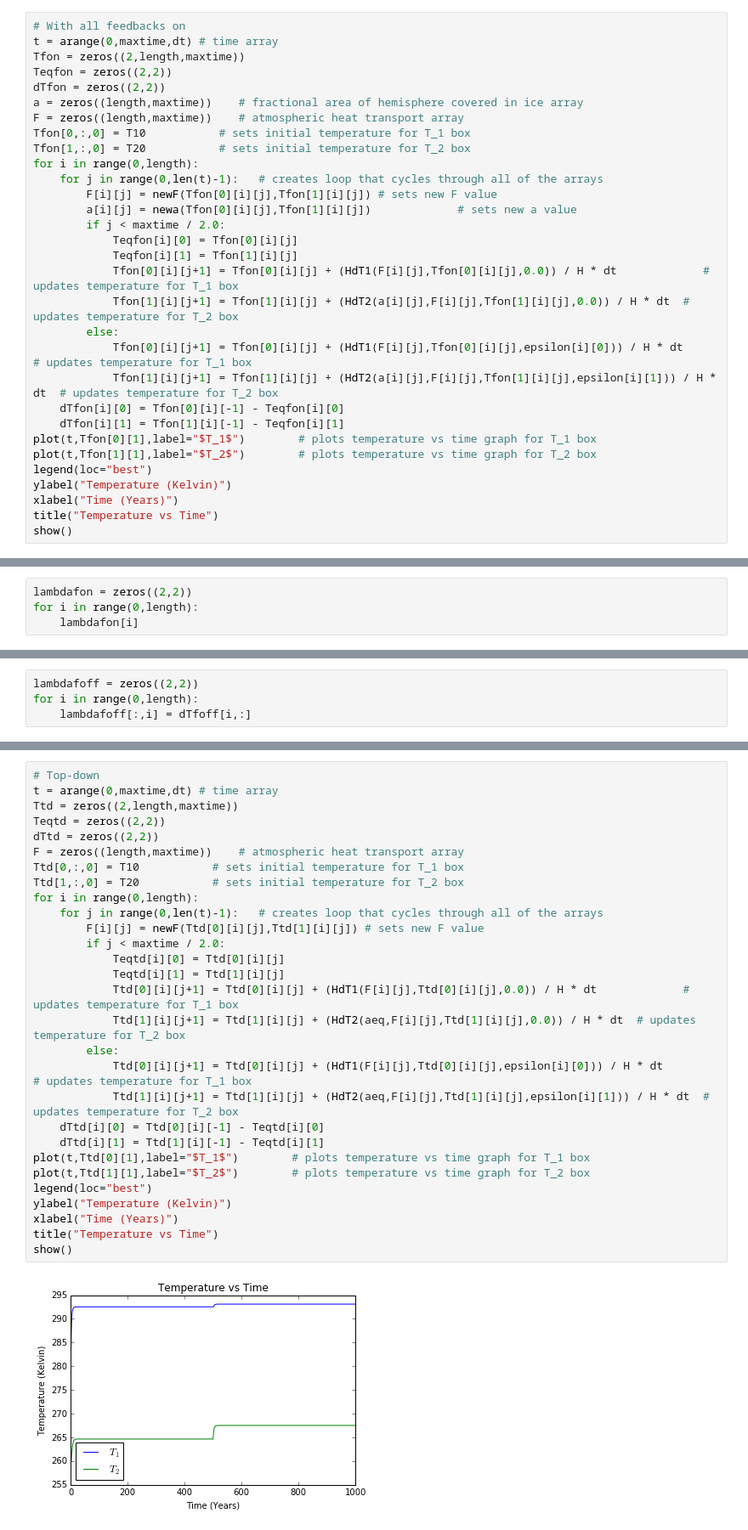
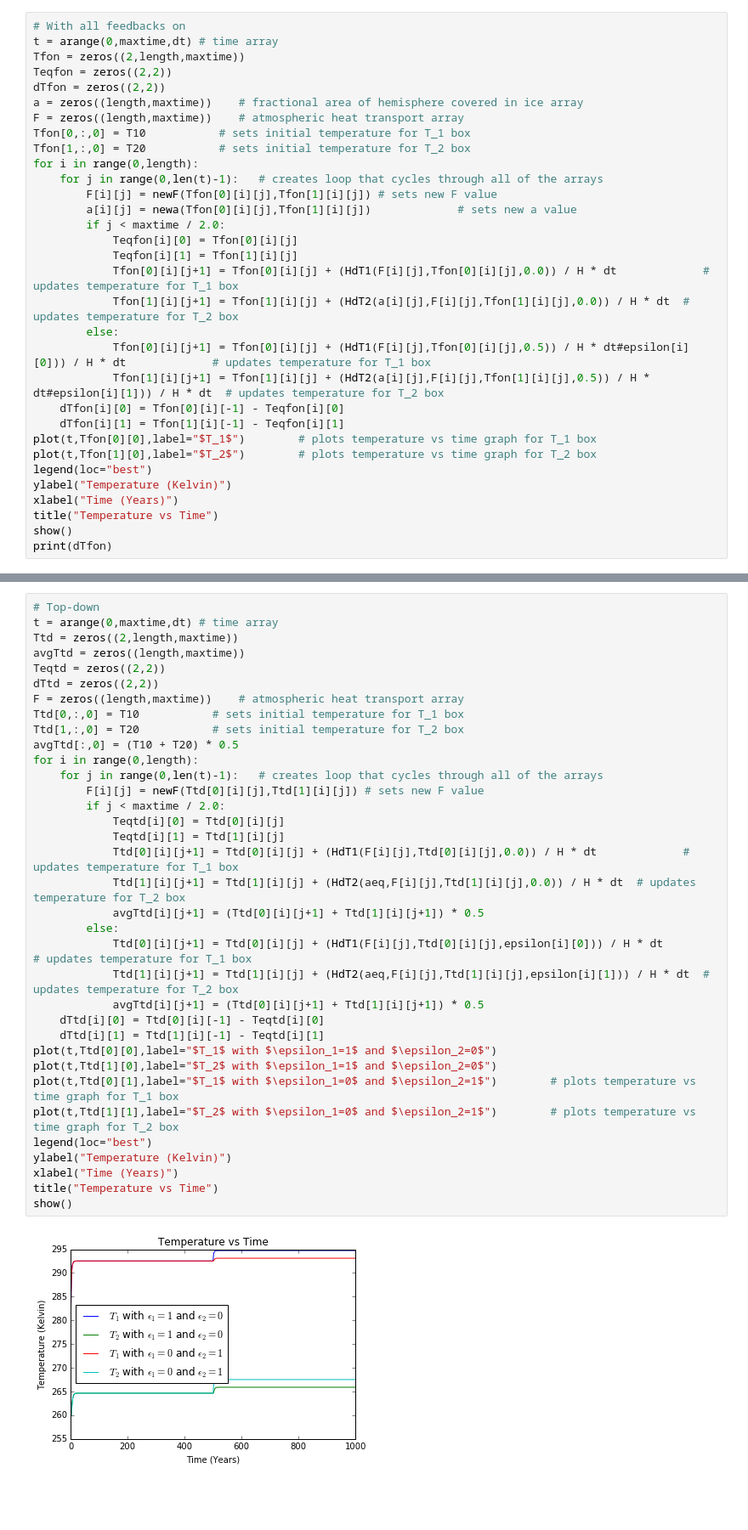
Before and after one commit to ccovington1959/Climate-Model, a Jupyter notebook: Climate Model.ipynb, the cells around one changed output, grey strips where cells are left out. Shown at 85% size. Drawn from its saved outputs; the diff is of its cells as text; blank space fills up the shorter version.

```diff
--- a/Climate Model.ipynb
+++ b/Climate Model.ipynb
@@ -84,15 +88,16 @@ for i in range(0,length):
             Tfon[0][i][j+1] = Tfon[0][i][j] + (HdT1(F[i][j],Tfon[0][i][j],0.0)) / H * dt             # updates temperature for T_1 box
             Tfon[1][i][j+1] = Tfon[1][i][j] + (HdT2(a[i][j],F[i][j],Tfon[1][i][j],0.0)) / H * dt  # updates temperature for T_2 box
         else:
-            Tfon[0][i][j+1] = Tfon[0][i][j] + (HdT1(F[i][j],Tfon[0][i][j],epsilon[i][0])) / H * dt             # updates temperature for T_1 box
-            Tfon[1][i][j+1] = Tfon[1][i][j] + (HdT2(a[i][j],F[i][j],Tfon[1][i][j],epsilon[i][1])) / H * dt  # updates temperature for T_2 box
+            Tfon[0][i][j+1] = Tfon[0][i][j] + (HdT1(F[i][j],Tfon[0][i][j],0.5)) / H * dt#epsilon[i][0])) / H * dt             # updates temperature for T_1 box
+            Tfon[1][i][j+1] = Tfon[1][i][j] + (HdT2(a[i][j],F[i][j],Tfon[1][i][j],0.5)) / H * dt#epsilon[i][1])) / H * dt  # updates temperature for T_2 box
     dTfon[i][0] = Tfon[0][i][-1] - Teqfon[i][0]
     dTfon[i][1] = Tfon[1][i][-1] - Teqfon[i][1]
-plot(t,Tfon[0][1],label="$T_1$")        # plots temperature vs time graph for T_1 box
-plot(t,Tfon[1][1],label="$T_2$")        # plots temperature vs time graph for T_2 box
+plot(t,Tfon[0][0],label="$T_1$")        # plots temperature vs time graph for T_1 box
+plot(t,Tfon[1][0],label="$T_2$")        # plots temperature vs time graph for T_2 box
 legend(loc="best")
 ylabel("Temperature (Kelvin)")
 xlabel("Time (Years)")
 title("Temperature vs Time")
 show()
+print(dTfon)
 # %% [output]
@@ -100,4 +106,0 @@ show()
-# %%
-lambdafon = zeros((2,2))
-for i in range(0,length):
-    lambdafon[i]
@@ -133,4 +141,0 @@ show()
-# %%
-lambdafoff = zeros((2,2))
-for i in range(0,length):
-    lambdafoff[:,i] = dTfoff[i,:]
@@ -160,31 +148,37 @@ Coefficient 0.0 nan
 # %%
 # Top-down
 t = arange(0,maxtime,dt) # time array
 Ttd = zeros((2,length,maxtime))
+avgTtd = zeros((length,maxtime))
 Teqtd = zeros((2,2))
 dTtd = zeros((2,2))
 F = zeros((length,maxtime))    # atmospheric heat transport array
 Ttd[0,:,0] = T10           # sets initial temperature for T_1 box
 Ttd[1,:,0] = T20           # sets initial temperature for T_2 box
+avgTtd[:,0] = (T10 + T20) * 0.5
 for i in range(0,length):
     for j in range(0,len(t)-1):   # creates loop that cycles through all of the arrays
         F[i][j] = newF(Ttd[0][i][j],Ttd[1][i][j]) # sets new F value
         if j < maxtime / 2.0:
             Teqtd[i][0] = Ttd[0][i][j]
             Teqtd[i][1] = Ttd[1][i][j]
             Ttd[0][i][j+1] = Ttd[0][i][j] + (HdT1(F[i][j],Ttd[0][i][j],0.0)) / H * dt             # updates temperature for T_1 box
             Ttd[1][i][j+1] = Ttd[1][i][j] + (HdT2(aeq,F[i][j],Ttd[1][i][j],0.0)) / H * dt  # updates temperature for T_2 box
+            avgTtd[i][j+1] = (Ttd[0][i][j+1] + Ttd[1][i][j+1]) * 0.5
         else:
             Ttd[0][i][j+1] = Ttd[0][i][j] + (HdT1(F[i][j],Ttd[0][i][j],epsilon[i][0])) / H * dt             # updates temperature for T_1 box
             Ttd[1][i][j+1] = Ttd[1][i][j] + (HdT2(aeq,F[i][j],Ttd[1][i][j],epsilon[i][1])) / H * dt  # updates temperature for T_2 box
+            avgTtd[i][j+1] = (Ttd[0][i][j+1] + Ttd[1][i][j+1]) * 0.5
     dTtd[i][0] = Ttd[0][i][-1] - Teqtd[i][0]
     dTtd[i][1] = Ttd[1][i][-1] - Teqtd[i][1]
-plot(t,Ttd[0][1],label="$T_1$")        # plots temperature vs time graph for T_1 box
-plot(t,Ttd[1][1],label="$T_2$")        # plots temperature vs time graph for T_2 box
+plot(t,Ttd[0][0],label="$T_1$ with $\epsilon_1=1$ and $\epsilon_2=0$")
+plot(t,Ttd[1][0],label="$T_2$ with $\epsilon_1=1$ and $\epsilon_2=0$")
+plot(t,Ttd[0][1],label="$T_1$ with $\epsilon_1=0$ and $\epsilon_2=1$")        # plots temperature vs time graph for T_1 box
+plot(t,Ttd[1][1],label="$T_2$ with $\epsilon_1=0$ and $\epsilon_2=1$")        # plots temperature vs time graph for T_2 box
 legend(loc="best")
 ylabel("Temperature (Kelvin)")
 xlabel("Time (Years)")
 title("Temperature vs Time")
 show()
 # %% [output]
-[figure, old version]
+[figure, new version]
```
Also changed, not shown: parts of 20 cells of this notebook.
